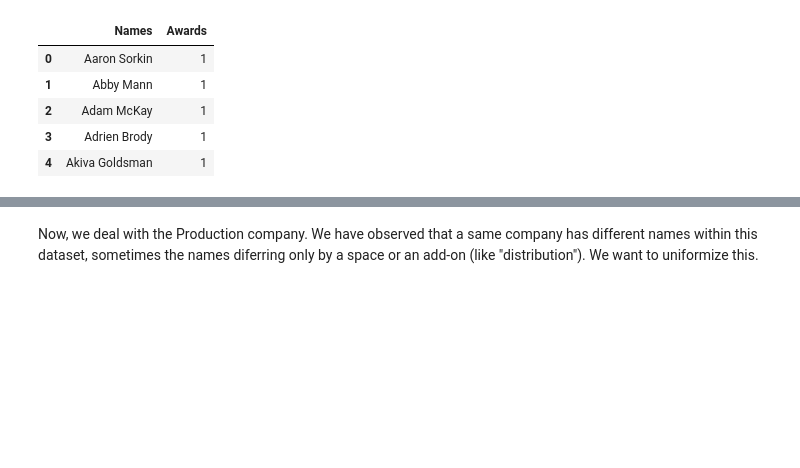
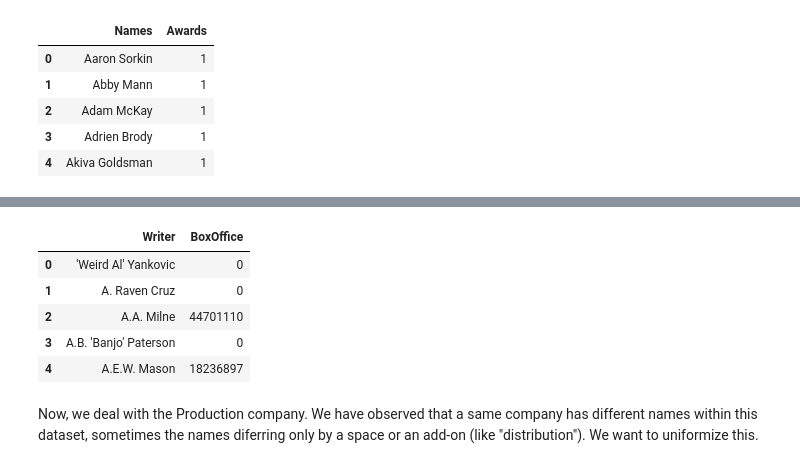
Before and after one commit to illorens/Project_NTDS, a Jupyter notebook: Analysis.ipynb, the cells around one changed output, grey strips where cells are left out. Cells and saved outputs as stored; diff of their text form; code cells hidden in the pictures; blank space fills up the shorter version.

```diff
--- a/Analysis.ipynb
+++ b/Analysis.ipynb
@@ -283,3 +321,30 @@ award.head()
+# %%
+dataframe_tmp = dataframe_.loc[:,['Title', 'BoxOffice', 'Actors', 'Director', 'Writer']]
+dataframe_tmp.columns = ['Title', 'BoxOffice', 'Actors', 'Directors', 'Writers']
+
+crew_act = pd.merge(crew_act, dataframe_tmp, on='Title')[['Actor', 'BoxOffice']]
+crew_act = crew_act.groupby('Actor').agg({"BoxOffice": 'sum'})
+crew_act.rename(columns={'Actor': 'BoxOffice'}, inplace=True)
+crew_act.reset_index(inplace=True)
+
+crew_dir = pd.merge(crew_dir, dataframe_tmp, on='Title')[['Director', 'BoxOffice']]
+crew_dir = crew_dir.groupby('Director').agg({"BoxOffice": 'sum'})
+crew_dir.rename(columns={'Director': 'BoxOffice'}, inplace=True)
+crew_dir.reset_index(inplace=True)
+
+crew_writ = pd.merge(crew_writ, dataframe_tmp, on='Title')[['Writer', 'BoxOffice']]
+crew_writ = crew_writ.groupby('Writer').agg({"BoxOffice": 'sum'})
+crew_writ.rename(columns={'Writer': 'BoxOffice'}, inplace=True)
+crew_writ.reset_index(inplace=True)
+
+crew_writ.head()
+# %% [output]
+|  | Writer | BoxOffice |
+| 0 | 'Weird Al' Yankovic | 0 |
+| 1 | A. Raven Cruz | 0 |
+| 2 | A.A. Milne | 44701110 |
+| 3 | A.B. 'Banjo' Paterson | 0 |
+| 4 | A.E.W. Mason | 18236897 |
 # %% [markdown]
 Now, we deal with the Production company. We have observed that a same company has different names within this dataset, sometimes the names diferring only by a space or an add-on (like "distribution"). We want to uniformize this.
 # %%
```
Also changed, not shown: parts of 12 cells of this notebook.
